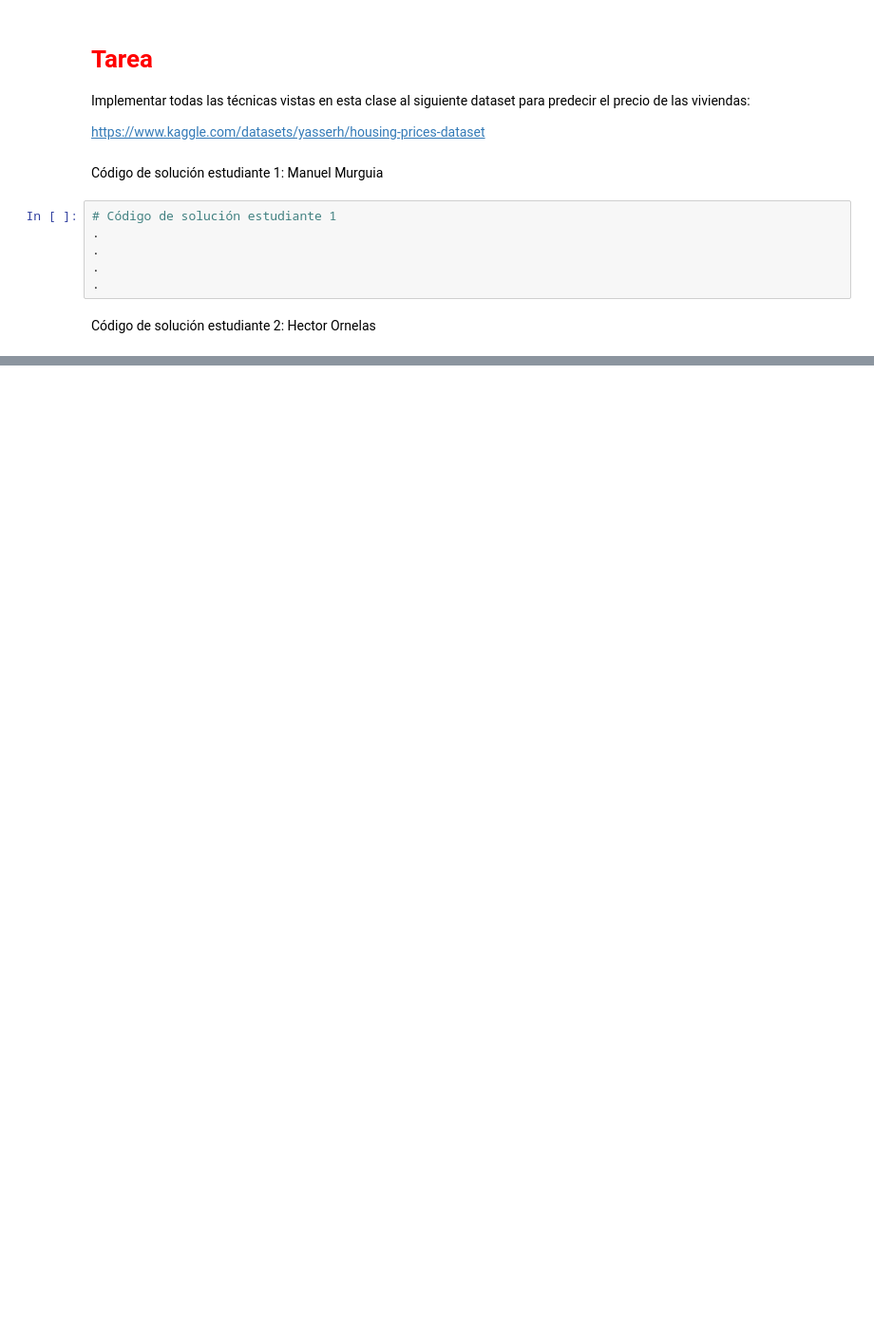
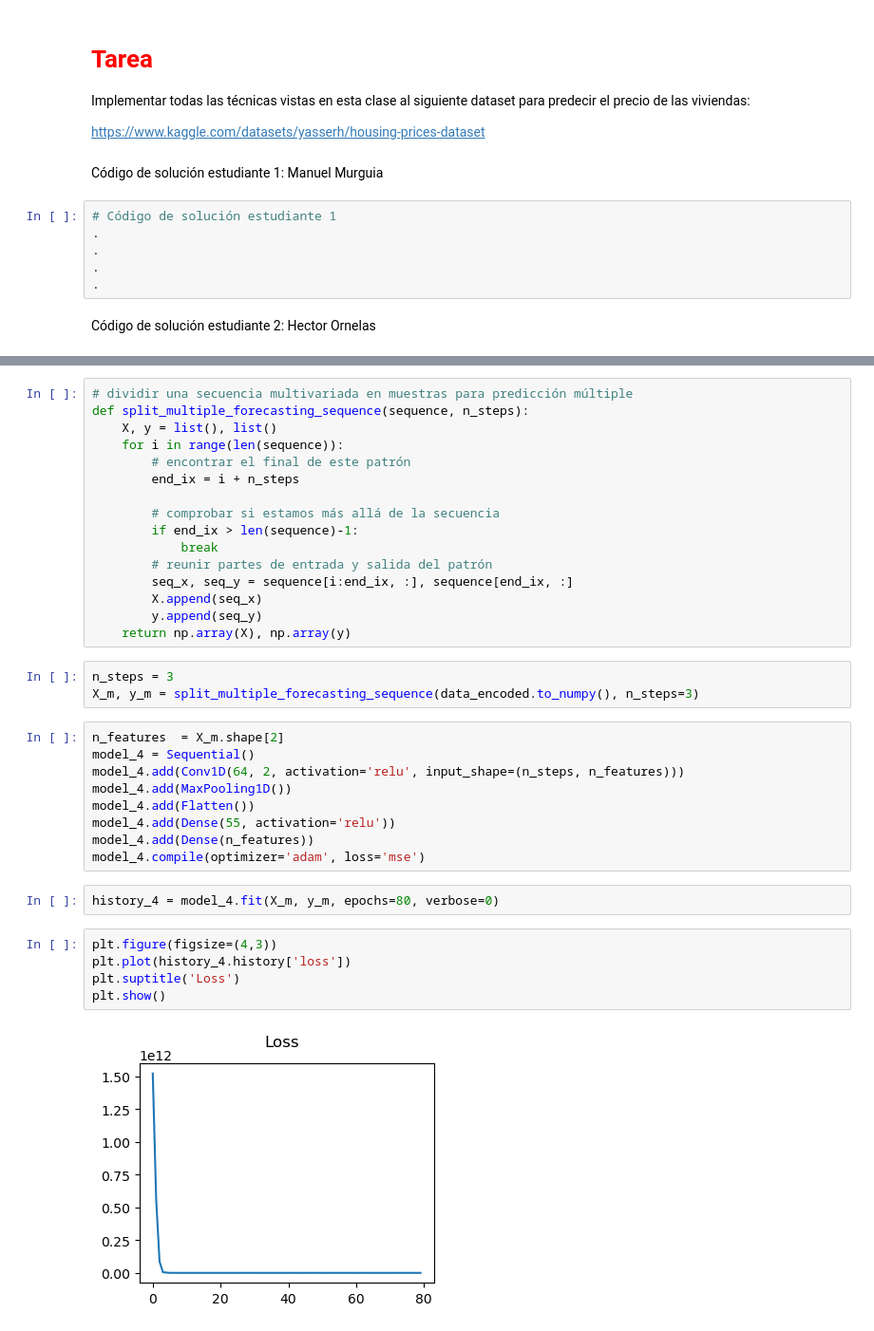
Before and after one commit to ManuelMurguia/ProyectoConjunto_T5_MAMurguia_HCOrnelas, a Jupyter notebook: Tarea5.ipynb, the cells around one changed output, grey strips where cells are left out. Shown: that part at 95% size. Saved outputs shown, nothing was run; the diff lists cells and outputs as text; blank space fills up the shorter version.

```diff
--- a/Tarea5.ipynb
+++ b/Tarea5.ipynb
@@ -43,0 +296,37 @@ Código de solución estudiante 2: Hector Ornelas
+# %%
+# dividir una secuencia multivariada en muestras para predicción múltiple
+def split_multiple_forecasting_sequence(sequence, n_steps):
+    X, y = list(), list()
+    for i in range(len(sequence)):
+        # encontrar el final de este patrón
+        end_ix = i + n_steps
+
+        # comprobar si estamos más allá de la secuencia
+        if end_ix > len(sequence)-1:
+            break
+        # reunir partes de entrada y salida del patrón
+        seq_x, seq_y = sequence[i:end_ix, :], sequence[end_ix, :]
+        X.append(seq_x)
+        y.append(seq_y)
+    return np.array(X), np.array(y)
+# %%
+n_steps = 3
+X_m, y_m = split_multiple_forecasting_sequence(data_encoded.to_numpy(), n_steps=3)
+# %%
+n_features  = X_m.shape[2]
+model_4 = Sequential()
+model_4.add(Conv1D(64, 2, activation='relu', input_shape=(n_steps, n_features)))
+model_4.add(MaxPooling1D())
+model_4.add(Flatten())
+model_4.add(Dense(55, activation='relu'))
+model_4.add(Dense(n_features))
+model_4.compile(optimizer='adam', loss='mse')
+# %%
+history_4 = model_4.fit(X_m, y_m, epochs=80, verbose=0)
+# %%
+plt.figure(figsize=(4,3))
+plt.plot(history_4.history['loss'])
+plt.suptitle('Loss')
+plt.show()
+# %% [output]
+[figure, added]
```
Also changed, not shown: parts of 68 cells of this notebook.
